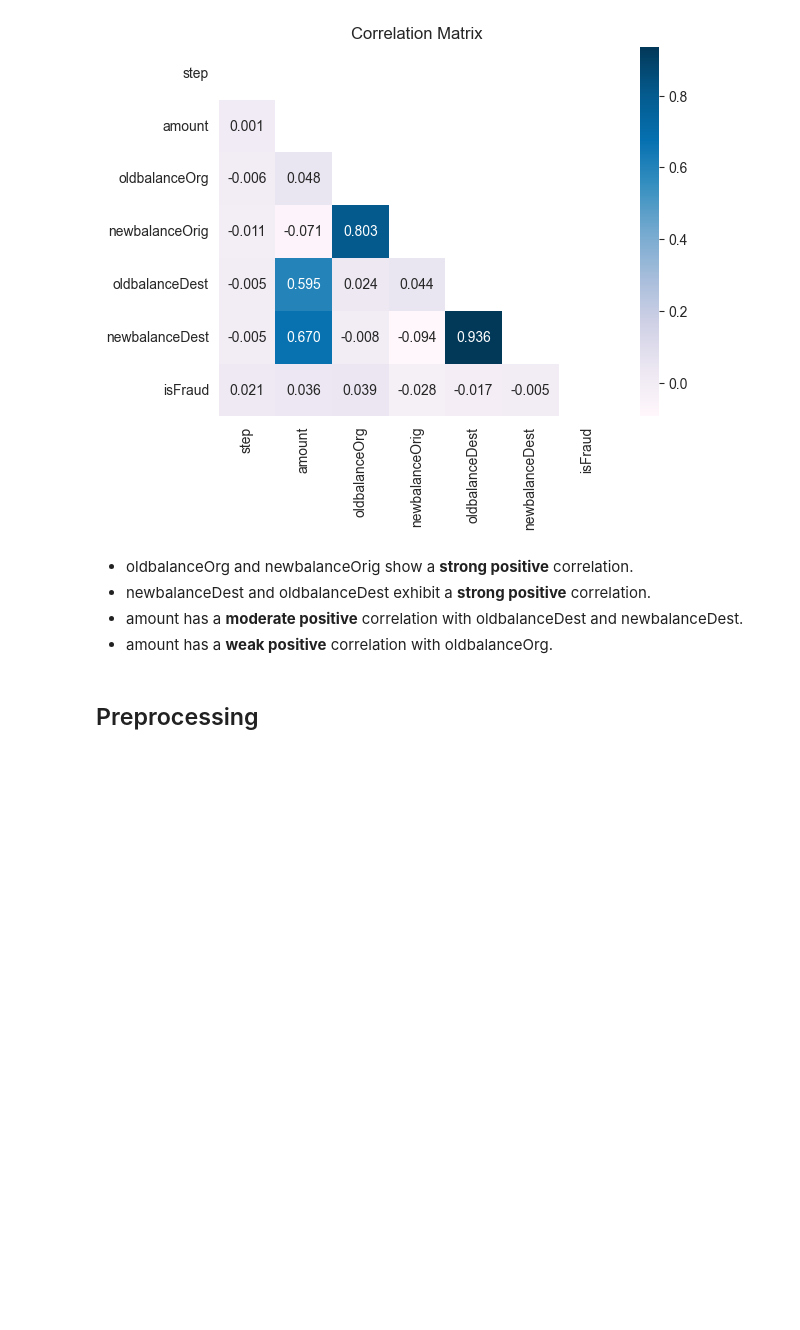
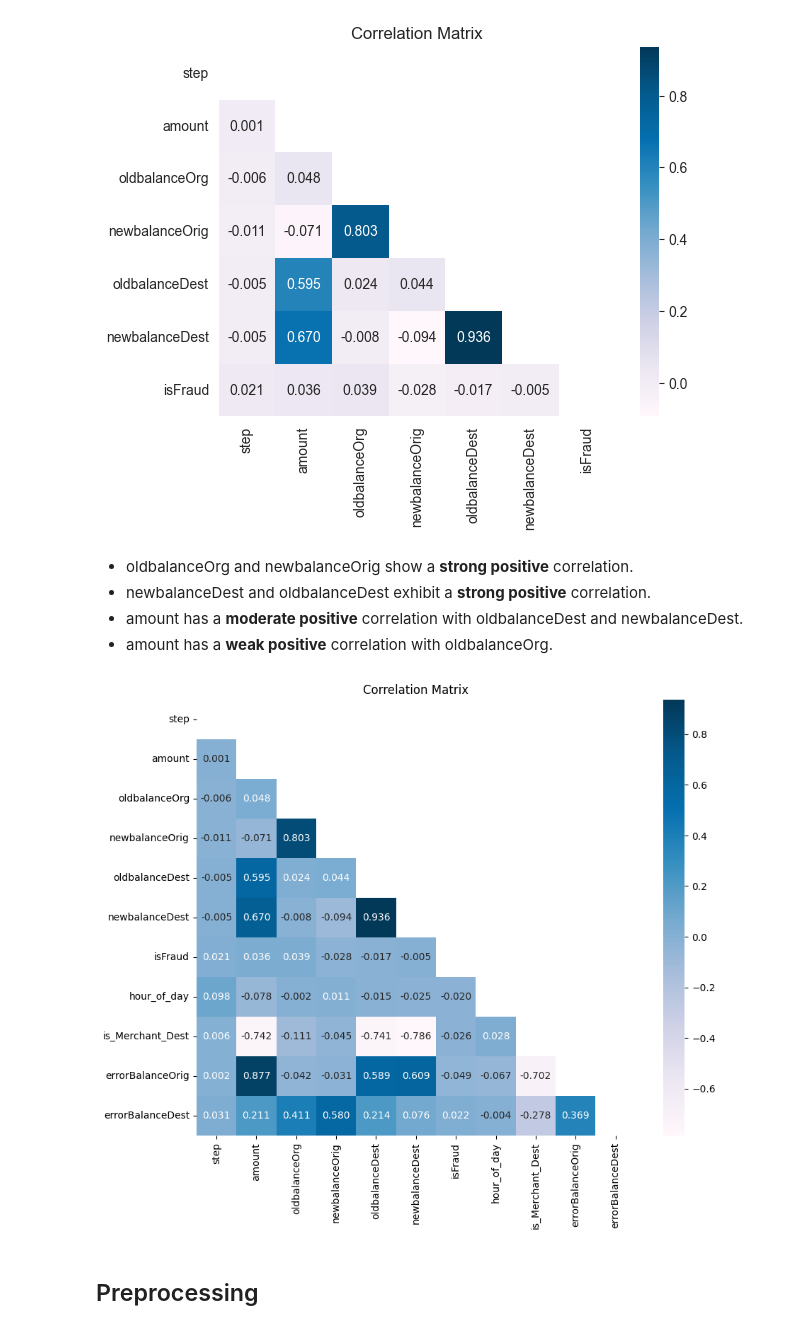
Before and after one commit to luunguyentankhai/ADY201m, a Jupyter notebook: preprocessing/data_cleaning.ipynb, the cells around one changed output. Saved outputs shown, nothing was run; the diff lists cells and outputs as text; code cells hidden in the pictures; blank space fills up the shorter version.

```diff
--- a/preprocessing/data_cleaning.ipynb
+++ b/preprocessing/data_cleaning.ipynb
@@ -465,6 +466,24 @@ plt.show()
 - newbalanceDest and oldbalanceDest exhibit a **strong positive** correlation.
 - amount has a **moderate positive** correlation with oldbalanceDest and newbalanceDest.
 - amount has a **weak positive** correlation with oldbalanceOrg.
+# %%
+df['hour_of_day'] = df['step'] % 24
+
+df['is_Merchant_Dest'] = df['nameDest'].str.startswith('M').astype(int)
+
+df['errorBalanceOrig'] = df['newbalanceOrig'] + df['amount'] - df['oldbalanceOrg']
+
+df['errorBalanceDest'] = df['oldbalanceDest'] + df['amount'] - df['newbalanceDest']
+df.loc[df['is_Merchant_Dest'] == 1, 'errorBalanceDest'] = 0
+# %%
+corr = df[numberic_cols].corr('spearman')
+plt.figure(figsize= (10, 8))
+sns.heatmap(corr, cbar= True, annot=True, fmt='.3f', cmap= 'PuBu', mask= np.triu(np.ones_like(corr, dtype= bool)))
+plt.grid(False)
+plt.title('Correlation Matrix')
+plt.show()
+# %% [output]
+[figure, added]
 # %% [markdown]
 ## Preprocessing
 # %%
```
Also changed, not shown: parts of 6 cells of this notebook.
